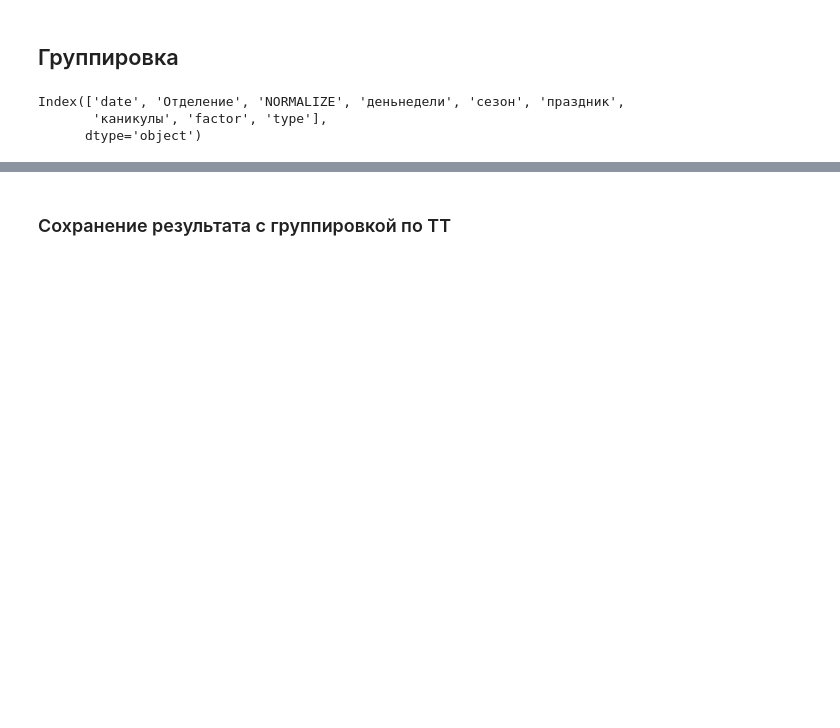
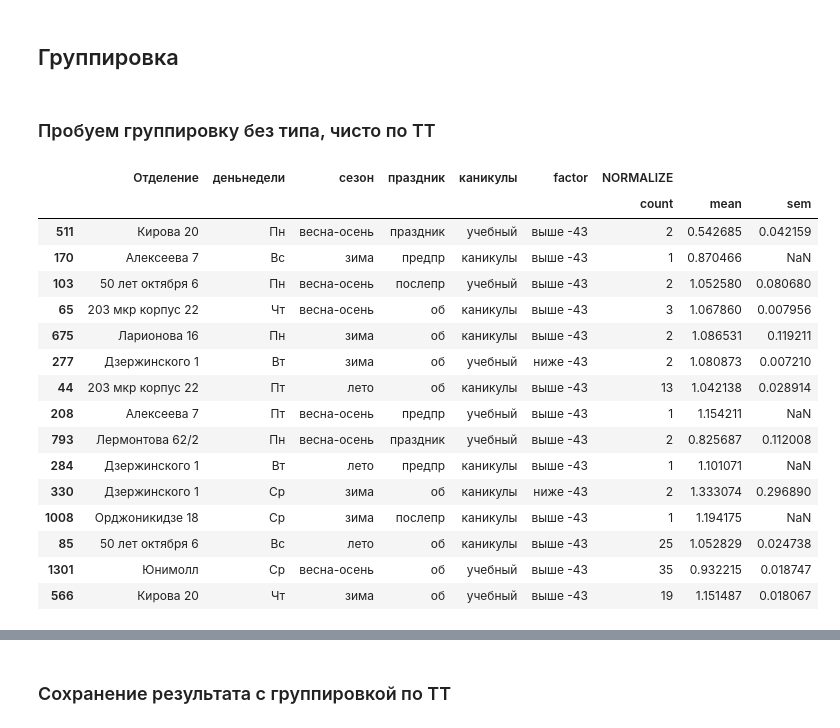
Before and after one commit to KeskilV/rb_daypp, a Jupyter notebook: ipynb/TZ_DPP.ipynb, the cells around one changed output, grey strips where cells are left out. Cells and saved outputs as stored; diff of their text form; code cells hidden in the pictures; blank space fills up the shorter version.

```diff
--- a/ipynb/TZ_DPP.ipynb
+++ b/ipynb/TZ_DPP.ipynb
@@ -447,9 +450,30 @@ res_long.head()
 res_long.to_excel('../data/res_long.xlsx')
 # %% [markdown]
 ## Группировка
-# %%
-res_long.columns
-# %% [output]
-Index(['date', 'Отделение', 'NORMALIZE', 'деньнедели', 'сезон', 'праздник',
-       'каникулы', 'factor', 'type'],
-      dtype='object')
+# %% [markdown]
+### Пробуем группировку без типа, чисто по ТТ
+# %%
+res_TT = res_long[[ 'Отделение', 'NORMALIZE', 'деньнедели', 'сезон', 'праздник',
+                   'каникулы', 'factor']]\
+         .groupby(by=['Отделение', 'деньнедели', 'сезон', 'праздник','каникулы', 'factor'])\
+         .agg(['count','mean','sem'])\
+         .reset_index()
+res_TT.sample(15)
+# %% [output]
+|  | Отделение | деньнедели | сезон | праздник | каникулы | factor | NORMALIZE |  |  |
+|  |  |  |  |  |  |  | count | mean | sem |
+| 511 | Кирова 20 | Пн | весна-осень | праздник | учебный | выше -43 | 2 | 0.542685 | 0.042159 |
+| 170 | Алексеева 7 | Вс | зима | предпр | каникулы | выше -43 | 1 | 0.870466 | NaN |
+| 103 | 50 лет октября 6 | Пн | весна-осень | послепр | учебный | выше -43 | 2 | 1.052580 | 0.080680 |
+| 65 | 203 мкр корпус 22 | Чт | весна-осень | об | каникулы | выше -43 | 3 | 1.067860 | 0.007956 |
+| 675 | Ларионова 16 | Пн | зима | об | каникулы | выше -43 | 2 | 1.086531 | 0.119211 |
+| 277 | Дзержинского 1 | Вт | зима | об | учебный | ниже -43 | 2 | 1.080873 | 0.007210 |
+| 44 | 203 мкр корпус 22 | Пт | лето | об | каникулы | выше -43 | 13 | 1.042138 | 0.028914 |
+| 208 | Алексеева 7 | Пт | весна-осень | предпр | учебный | выше -43 | 1 | 1.154211 | NaN |
+| 793 | Лермонтова 62/2 | Пн | весна-осень | праздник | учебный | выше -43 | 2 | 0.825687 | 0.112008 |
+| 284 | Дзержинского 1 | Вт | лето | предпр | каникулы | выше -43 | 1 | 1.101071 | NaN |
+| 330 | Дзержинского 1 | Ср | зима | об | каникулы | ниже -43 | 2 | 1.333074 | 0.296890 |
+| 1008 | Орджоникидзе 18 | Ср | зима | послепр | каникулы | выше -43 | 1 | 1.194175 | NaN |
+| 85 | 50 лет октября 6 | Вс | лето | об | каникулы | выше -43 | 25 | 1.052829 | 0.024738 |
+| 1301 | Юнимолл | Ср | весна-осень | об | учебный | выше -43 | 35 | 0.932215 | 0.018747 |
+| 566 | Кирова 20 | Чт | зима | об | учебный | выше -43 | 19 | 1.151487 | 0.018067 |
```
Also changed, not shown: parts of 10 cells of this notebook, 3 other files.
